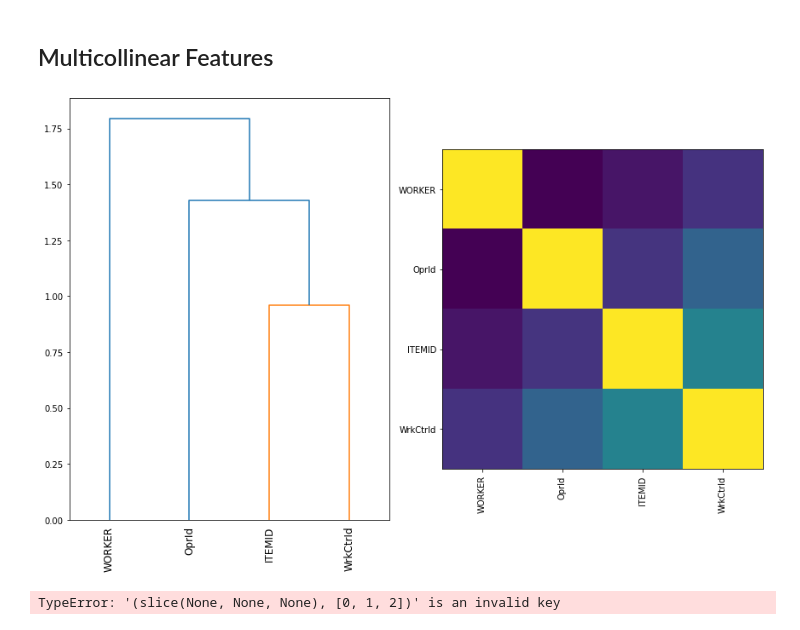
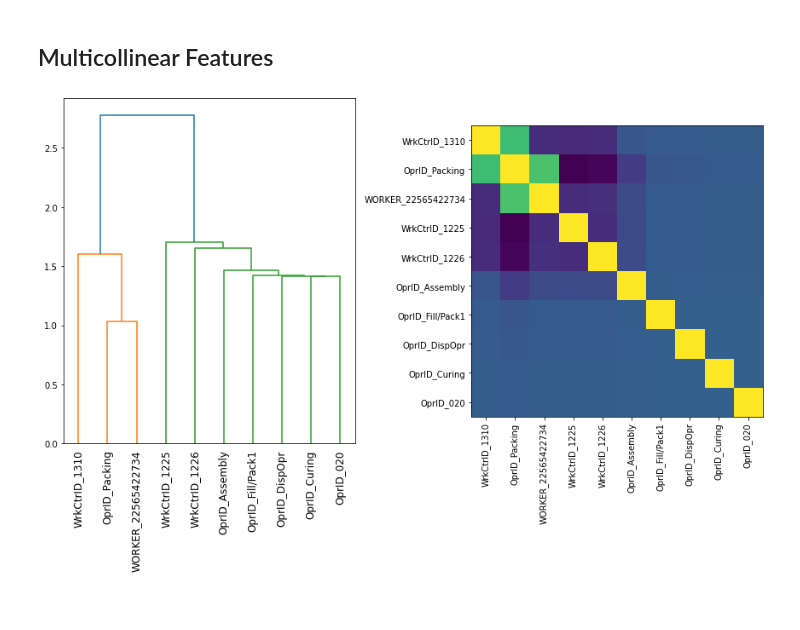
Before and after one commit to Yucheng-Ren/thesis, a Jupyter notebook: statistics.ipynb, the cells around one changed output. Cells and saved outputs as stored; diff of their text form; code cells hidden in the pictures.

```diff
--- a/statistics.ipynb
+++ b/statistics.ipynb
@@ -146,10 +168,6 @@ cross_val_score: 0.798
 # %%
-steps = [('encoding', enc), ('over', over), ('under', under)]
-resmaplePipeline = Pipeline(steps=steps)
-X_res, y_res = resmaplePipeline.fit_resample(X, y)
-X_train , X_test , y_train, y_test = train_test_split(X_res, y_res, random_state=0)
-dt = DecisionTreeClassifier(random_state=0)
-dt.fit(X_train, y_train)
-print('Score for train data', dt.score(X_train, y_train))
-print('Score for test data', dt.score(X_test, y_test))
+X_train, X_test, y_train, y_test = train_test_split(X_res, y_res, random_state=0)
+model.fit(X_train, y_train)
+print('Score for train data', model.score(X_train, y_train))
+print('Score for test data', model.score(X_test, y_test))
 # %% [output]
@@ -160,11 +186,8 @@ Score for test data 0.8520438041695948
 # %% [markdown]
 ## Decision Tree feature importance
 # %%
-X_train , X_test , y_train, y_test = train_test_split(X, y, random_state=0)
-pipeline.fit(X_train, y_train)
 feature_names = pipeline.named_steps['encoding'].get_feature_names(list(X.columns))
-tree_feature_importances = (
-    pipeline.named_steps['model'].feature_importances_)
+tree_feature_importances = (model.feature_importances_)
 sorted_idx = tree_feature_importances.argsort()
 
 y_ticks = np.arange(0, len(feature_names))
@@ -173,7 +196,8 @@ ax.barh(y_ticks, tree_feature_importances[sorted_idx])
 ax.set_yticklabels(feature_names[sorted_idx])
 ax.set_yticks(y_ticks)
 ax.set_title("Decision Tree Feature Importances (MDI)")
-fig.set_size_inches(18.5, 10.5)
+fig.set_size_inches(18.5, 15.5)
+plt.tick_params(axis='y', which='major', labelsize=8)
 fig.tight_layout()
 plt.show()
 # %% [output]
@@ -181,14 +205,16 @@ plt.show()
 # %% [markdown]
 ## Permutation feature importance
 # %%
-result = permutation_importance(pipeline, X_test, y_test, n_repeats=10,
+result = permutation_importance(model, X_test.todense(), y_test, n_repeats=10,
                                 random_state=42, n_jobs=2)
 sorted_idx = result.importances_mean.argsort()
 
 fig, ax = plt.subplots()
 ax.boxplot(result.importances[sorted_idx].T,
-           vert=False, labels=X_test.columns[sorted_idx])
+           vert=False, labels=feature_names[sorted_idx])
 ax.set_title("Permutation Importances (test set)")
+fig.set_size_inches(18.5, 15.5)
+plt.tick_params(axis='y', which='major', labelsize=8)
 fig.tight_layout()
 plt.show()
 # %% [output]
@@ -196,36 +222,26 @@ plt.show()
 # %% [markdown]
 ## Multicollinear Features
+# %%
+# Select features that contribute to the model
+X_res_df = pd.DataFrame(X_res.toarray(), columns = feature_names)
+# selected_features = [item[1] for item in zip(tree_feature_importances[sorted_idx], feature_names[sorted_idx]) if item[0] != 0]
+selected_features = feature_names[sorted_idx][-10:]
+X_res_selected = X_res_df.loc[:, selected_features]
 # %%
 fig, (ax1, ax2) = plt.subplots(1, 2, figsize=(12, 8))
-corr = spearmanr(X).correlation
+corr = spearmanr(X_res_selected).correlation
 corr_linkage = hierarchy.ward(corr)
 dendro = hierarchy.dendrogram(
-    corr_linkage, labels=list(data.columns), ax=ax1, leaf_rotation=90
+    corr_linkage, labels=list(selected_features), ax=ax1, leaf_rotation=90
 )
 dendro_idx = np.arange(0, len(dendro['ivl']))
 
 ax2.imshow(corr[dendro['leaves'], :][:, dendro['leaves']])
 ax2.set_xticks(dendro_idx)
 ax2.set_yticks(dendro_idx)
 ax2.set_xticklabels(dendro['ivl'], rotation='vertical')
 ax2.set_yticklabels(dendro['ivl'])
 fig.tight_layout()
 plt.show()
 # %% [output]
-[figure, old version]
+[figure, new version]
-# %%
-cluster_ids = hierarchy.fcluster(corr_linkage, 1, criterion='distance')
-cluster_id_to_feature_ids = defaultdict(list)
-for idx, cluster_id in enumerate(cluster_ids):
-    cluster_id_to_feature_ids[cluster_id].append(idx)
-selected_features = [v[0] for v in cluster_id_to_feature_ids.values()]
-
-X_train_sel = X_train[:, selected_features]
-X_test_sel = X_test[:, selected_features]
-
-
-model.fit(X_train_sel, y_train)
-print("Accuracy on test data with features removed: {:.2f}".format(
-      model.score(X_test_sel, y_test)))
-# %% [output]
-TypeError: '(slice(None, None, None), [0, 1, 2])' is an invalid key
```
Also changed, not shown: parts of 26 cells of this notebook, 2 other files.
